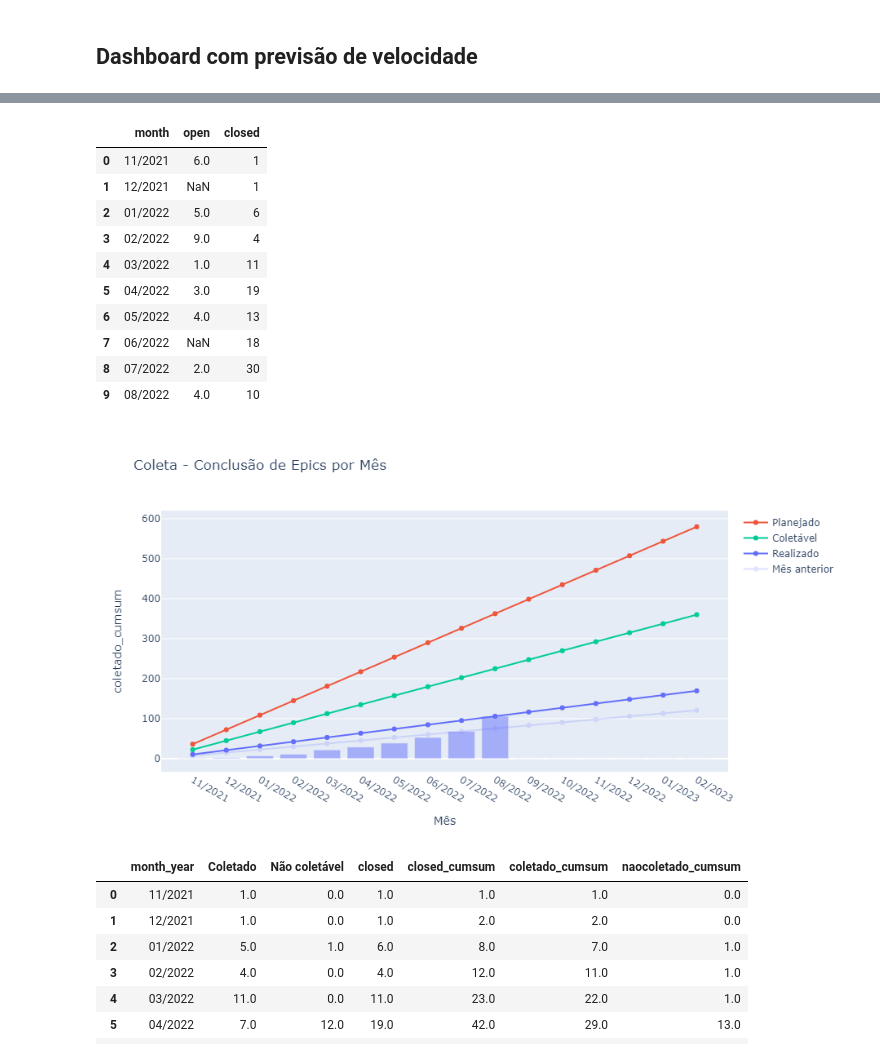
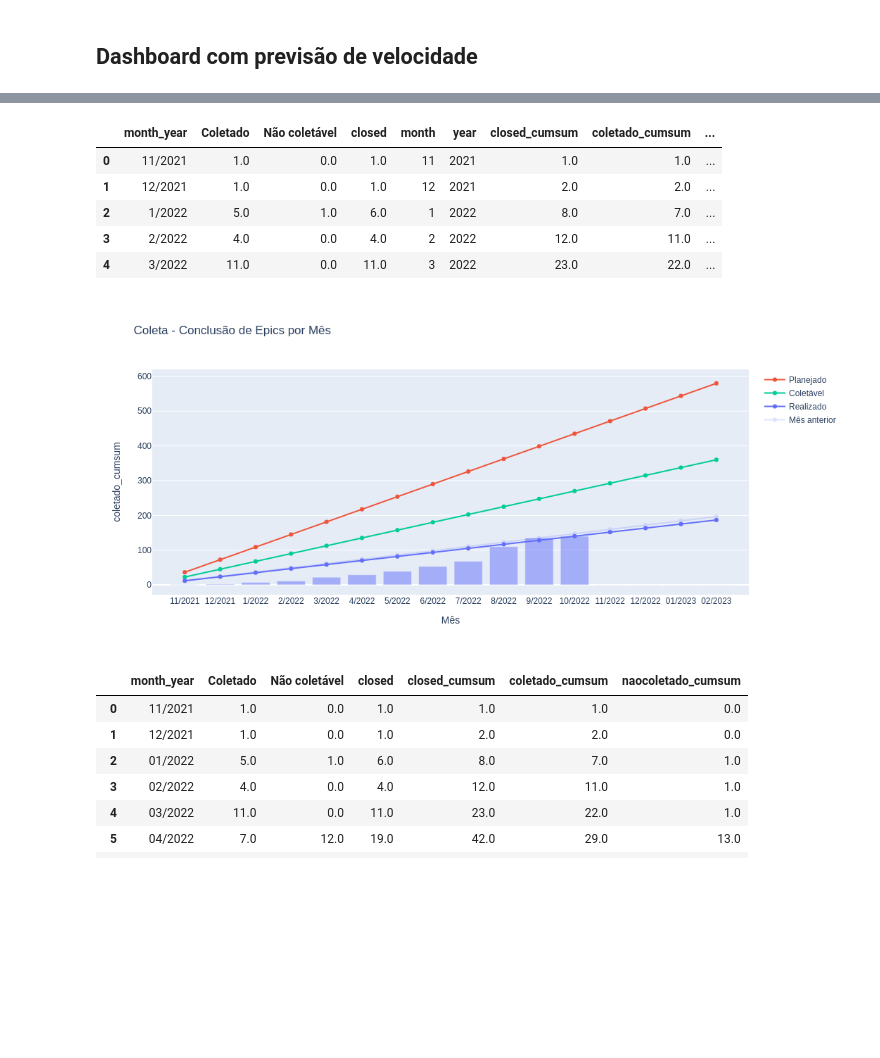
Before and after one commit to MPMG-DCC-UFMG/F01-gerenciamento, a Jupyter notebook: dashboard/Dashboard Tests.ipynb, the cells around one changed output, grey strips where cells are left out. Drawn from its saved outputs; the diff is of its cells as text; code cells hidden in the pictures; blank space fills up the shorter version.

```diff
--- a/dashboard/Dashboard Tests.ipynb
+++ b/dashboard/Dashboard Tests.ipynb
@@ -398,26 +384,21 @@ dtype: object
-# %%
-pd.read_csv("data/count_epics_month.csv")
-# %% [output]
-|  | month | open | closed |
-| 0 | 11/2021 | 6.0 | 1 |
-| 1 | 12/2021 | NaN | 1 |
-| 2 | 01/2022 | 5.0 | 6 |
-| 3 | 02/2022 | 9.0 | 4 |
-| 4 | 03/2022 | 1.0 | 11 |
-| 5 | 04/2022 | 3.0 | 19 |
-| 6 | 05/2022 | 4.0 | 13 |
-| 7 | 06/2022 | NaN | 18 |
-| 8 | 07/2022 | 2.0 | 30 |
-| 9 | 08/2022 | 4.0 | 10 |
 # %%
 import plotly
 import plotly.graph_objects as go
 import plotly.figure_factory as ff
 import plotly.express as px
 
-def plot_speed_epics(df, title):
+#TODO atualizar estimativa de coletável
+def plot_speed_epics(df, df_week, title):
 
-    # Medindo velocidade atual
+    # Medindo velocidade atual por semana (mais atualizado)
+    vel_sem_historica = df_week["Coletado"][:-4].mean()
+    vel_sem_recente = df_week["Coletado"][-4:].mean()
+
+
+    #TODO include here
+
+
+    # Medindo velocidade atual por mes
     velocidade_total = df["closed"].mean()
     df["closed_cumsum"] = df["closed"].cumsum()
     velocidade_coleta = df["Coletado"].mean()
@@ -425,7 +406,7 @@ def plot_speed_epics(df, title):
     df["coletado_cumsum"] = df["Coletado"].cumsum()
     df["naocoletado_cumsum"] = df["Não coletável"].cumsum()
 
-    df = df.merge( pd.DataFrame(["11/2021", "12/2021"] + [f'{x:02d}/2022' for x in range(1,13)] +
+    df = df.merge( pd.DataFrame(["11/2021", "12/2021"] + [f'{x}/2022' for x in range(1,13)] +
                                 ["01/2023", "02/2023"], columns=["month_year"]), how="right").fillna(0)
     # Baselines
     n_templates = 15 + 5            # 15 + 5 municipios
@@ -438,35 +419,44 @@ def plot_speed_epics(df, title):
     media_nao_coletavel = (12 + 12 + 12 + 8) / 4   # Siplanweb + Betha + MunicipalNet + ADPM
     total_coletaveis = total_epics - (media_nao_coletavel * n_templates)
     ideal_speed_discounted = total_coletaveis / total_months
 
     # Plot
     fig =  px.bar(df, x="month_year", y="coletado_cumsum", title=title, opacity=0.5, height=500, width=1000, #, "naocoletado_cumsum"
                  labels={"value":"Epics concluídas (acumulado)", "month_year":"Mês", 'variable':''})
 
     fig.update_layout(yaxis = dict(tickmode = 'linear', tick0 = 0, dtick = 100))
     fig.add_traces([
         go.Scatter(x=df.month_year, y=[i * ideal_speed for i in range(1, total_months+1)], name="Planejado", opacity=1,
                   line=go.scatter.Line(color='#ef553b')), #color="red" ff6692 ef553b
         go.Scatter(x=df.month_year, y=[i * ideal_speed_discounted for i in range(1, total_months+1)], name="Coletável",
                   line=go.scatter.Line(color="#00CC96")), #AB63FA
         go.Scatter(x=df.month_year, y=[i * velocidade_coleta for i in range(1, total_months+1)], name="Realizado",
                   line=go.scatter.Line(color="#636efa"), opacity=1),#, text=df), #8c86ff
         go.Scatter(x=df.month_year, y=[i * velocidade_mes_anterior for i in range(1, total_months+1)], name="Mês anterior",
                   line=go.scatter.Line(color="#636efa"), opacity=0.2),#, text=df), #8c86ff
+
+        # Inclui todas epics fechadas, inclusive não-coletaveis
         # go.Scatter(x=df.month_year, y=[i * velocidade_total for i in range(1, total_months+1)], name="Total Fechado",
         #           line=go.scatter.Line(color="blue"), opacity=0.1),
     ])
 
     return fig
 
 #-------------------------------------------------------------------------------------
 #4c72b0', '#dd8452', '#55a868', '#c44e52', '#8172b3',
 # '#937860', '#da8bc3', '#8c8c8c', '#ccb974', '#64b5cd'
 
 count_epics_month_df = pd.read_csv("data/count_epics_month.csv")
-plot_speed_epics(count_epics_month_df, title='Coleta - Conclusão de Epics por Mês')
+count_epics_week_df  = pd.read_csv("data/count_epics_week.csv")
+plot_speed_epics(count_epics_month_df, count_epics_week_df, title='Coleta - Conclusão de Epics por Mês')
 # %% [output]
+|  | month_year | Coletado | Não coletável | closed | month | year | closed_cumsum | coletado_cumsum | ... |
+| 0 | 11/2021 | 1.0 | 0.0 | 1.0 | 11 | 2021 | 1.0 | 1.0 | ... |
+| 1 | 12/2021 | 1.0 | 0.0 | 1.0 | 12 | 2021 | 2.0 | 2.0 | ... |
+| 2 | 1/2022 | 5.0 | 1.0 | 6.0 | 1 | 2022 | 8.0 | 7.0 | ... |
+| 3 | 2/2022 | 4.0 | 0.0 | 4.0 | 2 | 2022 | 12.0 | 11.0 | ... |
+| 4 | 3/2022 | 11.0 | 0.0 | 11.0 | 3 | 2022 | 23.0 | 22.0 | ... |
-[figure, old version]
+[figure, new version]
 # %%
 df[:-1]
 # %% [output]
```
Also changed, not shown: parts of 4 cells of this notebook, 14 other files.
